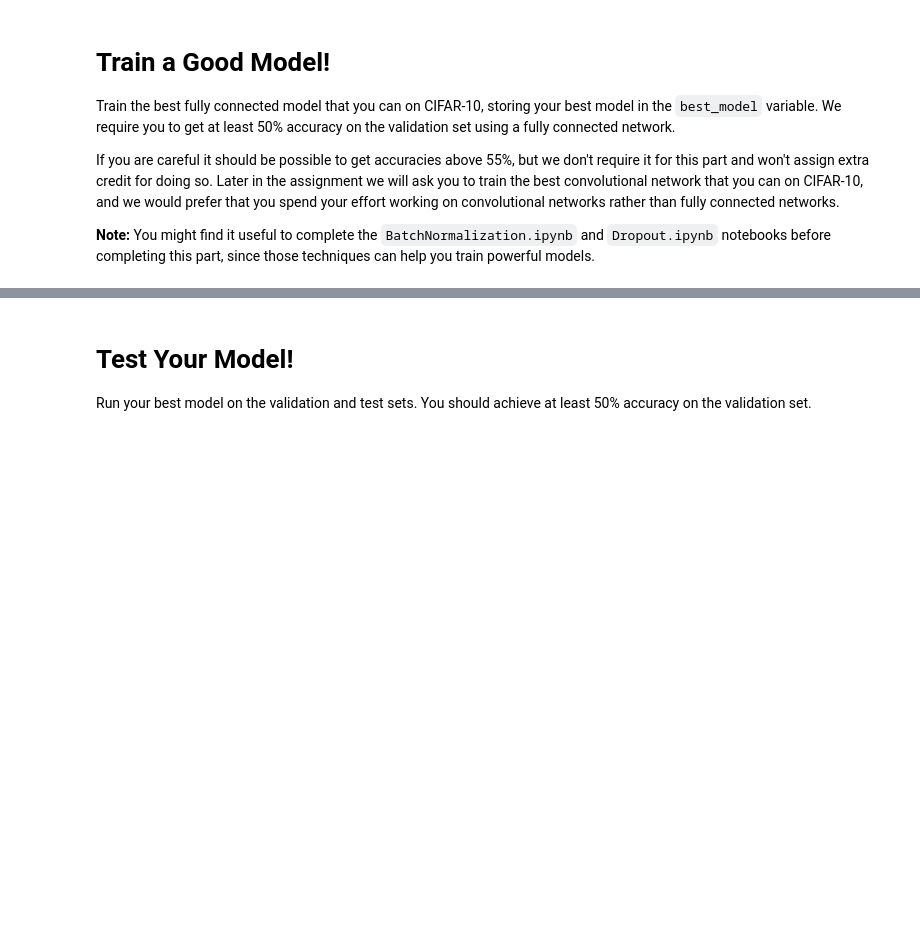
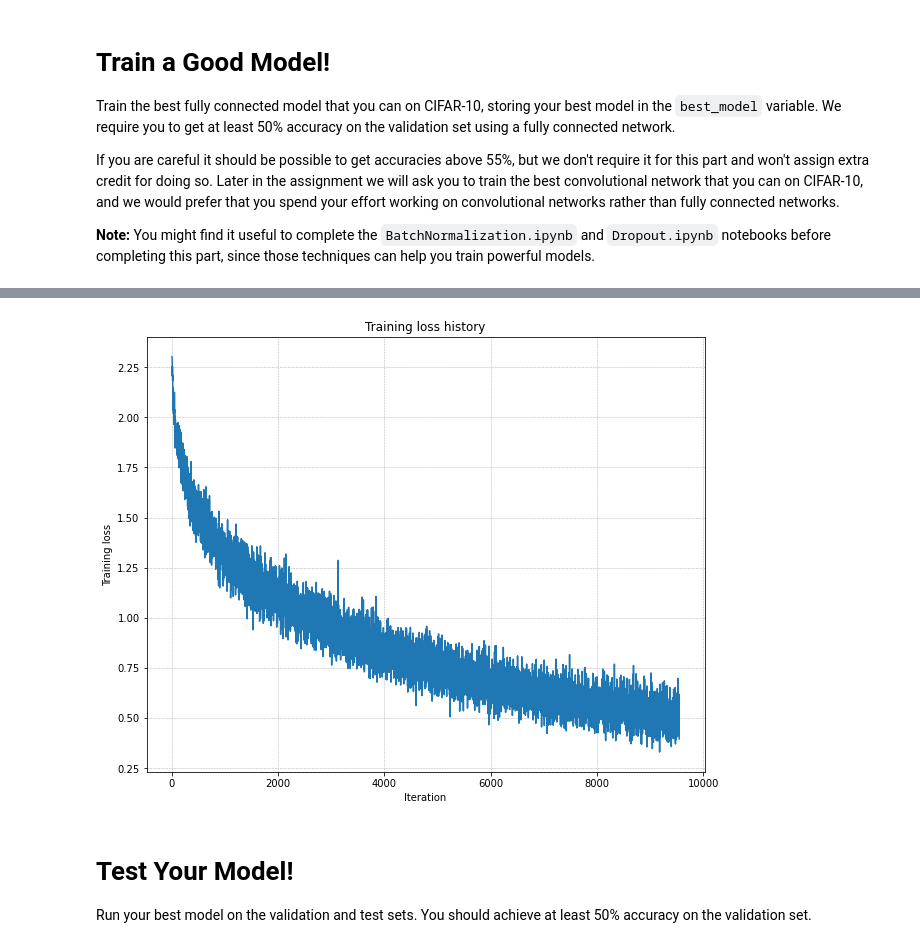
Before and after one commit to Hira63S/CS231n, a Jupyter notebook: assignment2_colab/assignment2/FullyConnectedNets.ipynb, the cells around one changed output, grey strips where cells are left out. Saved outputs shown, nothing was run; the diff lists cells and outputs as text; code cells hidden in the pictures; blank space fills up the shorter version.

```diff
--- a/assignment2_colab/assignment2/FullyConnectedNets.ipynb
+++ b/assignment2_colab/assignment2/FullyConnectedNets.ipynb
@@ -395,7 +505,7 @@ If you are careful it should be possible to get accuracies above 55%, but we don
 
 **Note:** You might find it useful to complete the `BatchNormalization.ipynb` and `Dropout.ipynb` notebooks before completing this part, since those techniques can help you train powerful models.
 # %%
-k=5e-2
+k=1e-3
 w = 1e-2
 model = FullyConnectedNet(
     [100, 100, 100, 100, 100],
@@ -423,3 +533,4 @@ plt.xlabel("Iteration")
 plt.ylabel("Training loss")
 plt.grid(linestyle='--', linewidth=0.5)
 plt.show()
+# %% [output]
@@ -425,0 +554 @@ plt.show()
+[figure, added]
```
Also changed, not shown: parts of 13 cells of this notebook.
